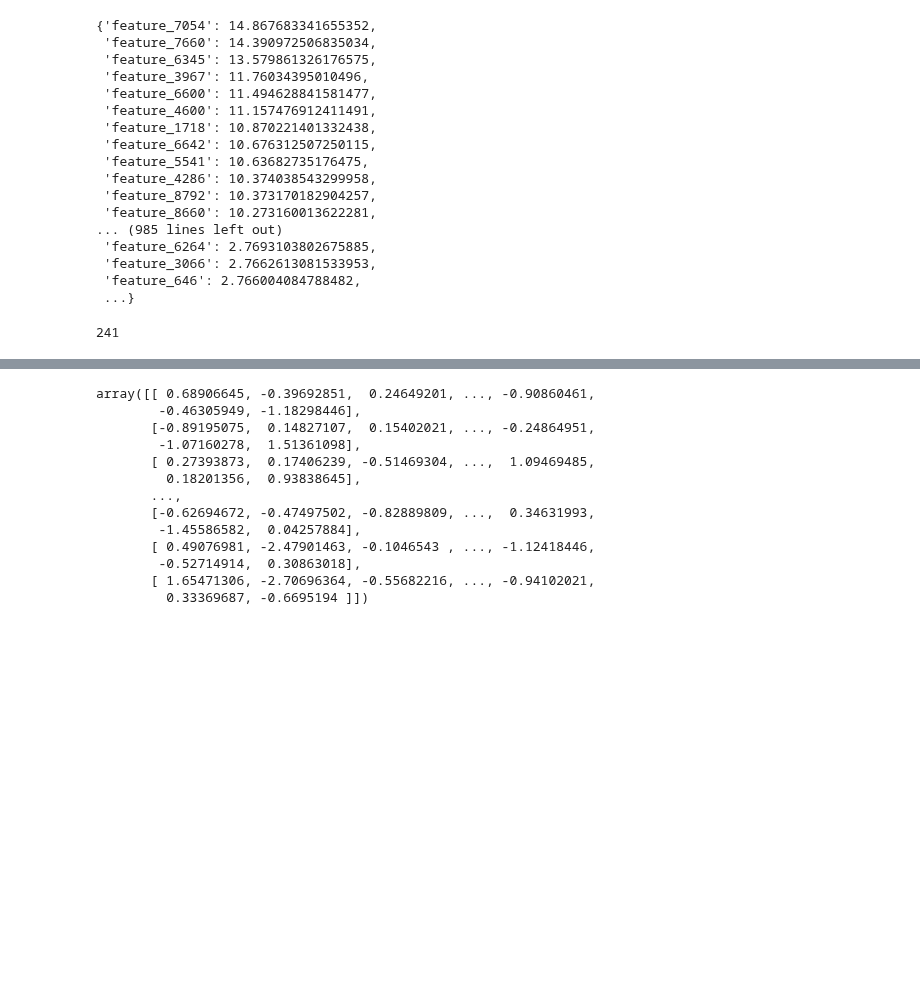
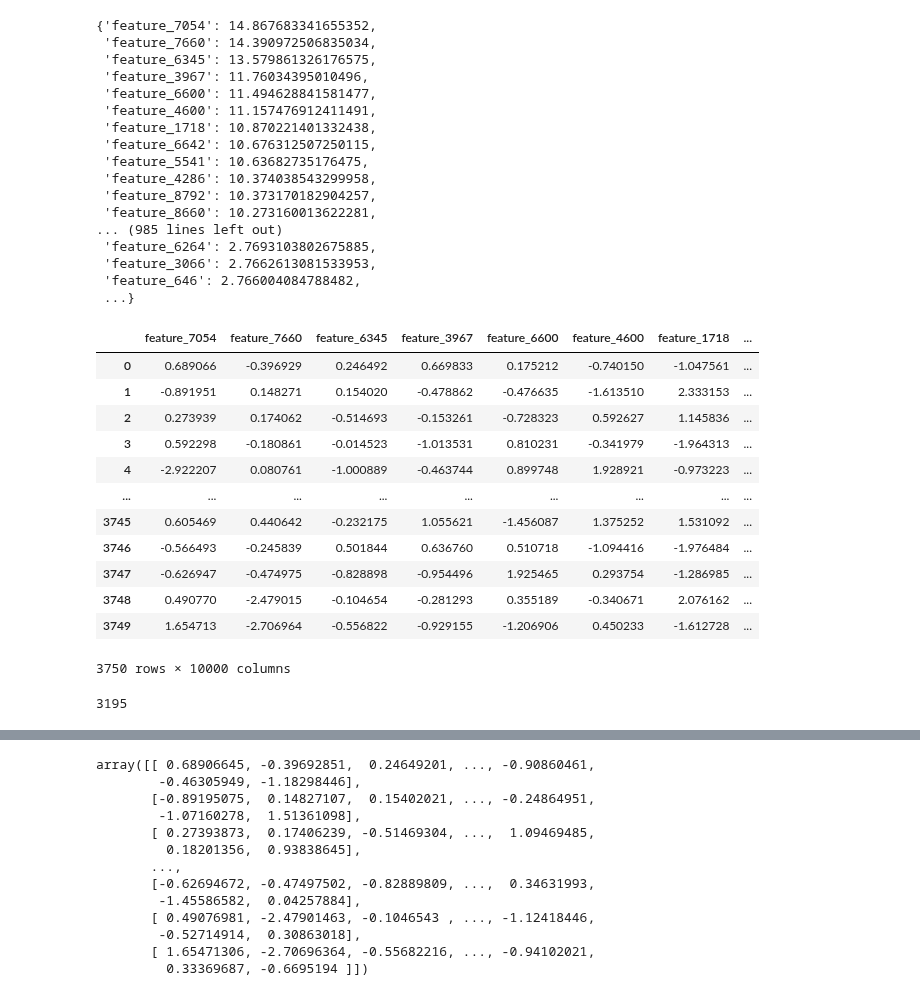
Before and after one commit to MLBartkowiakChojnacki/ML_PROJECT_2022, a Jupyter notebook: notebooks/ML_PROJECT_2022.ipynb, the cells around one changed output, grey strips where cells are left out. Saved outputs shown, nothing was run; the diff lists cells and outputs as text; code cells hidden in the pictures; blank space fills up the shorter version.

```diff
--- a/notebooks/ML_PROJECT_2022.ipynb
+++ b/notebooks/ML_PROJECT_2022.ipynb
@@ -349,8 +322,28 @@ scores
  'feature_3066': 2.7662613081533953,
  'feature_646': 2.766004084788482,
  ...}
+# %%
+cols_to_sort_df = list(scores.keys())
+# %%
+X = pd.DataFrame(X, columns = features)
+X = X[cols_to_sort_df]
+X
+# %% [output]
+|  | feature_7054 | feature_7660 | feature_6345 | feature_3967 | feature_6600 | feature_4600 | feature_1718 | ... |
+| 0 | 0.689066 | -0.396929 | 0.246492 | 0.669833 | 0.175212 | -0.740150 | -1.047561 | ... |
+| 1 | -0.891951 | 0.148271 | 0.154020 | -0.478862 | -0.476635 | -1.613510 | 2.333153 | ... |
+| 2 | 0.273939 | 0.174062 | -0.514693 | -0.153261 | -0.728323 | 0.592627 | 1.145836 | ... |
+| 3 | 0.592298 | -0.180861 | -0.014523 | -1.013531 | 0.810231 | -0.341979 | -1.964313 | ... |
+| 4 | -2.922207 | 0.080761 | -1.000889 | -0.463744 | 0.899748 | 1.928921 | -0.973223 | ... |
+| ... | ... | ... | ... | ... | ... | ... | ... | ... |
+| 3745 | 0.605469 | 0.440642 | -0.232175 | 1.055621 | -1.456087 | 1.375252 | 1.531092 | ... |
+| 3746 | -0.566493 | -0.245839 | 0.501844 | 0.636760 | 0.510718 | -1.094416 | -1.976484 | ... |
+| 3747 | -0.626947 | -0.474975 | -0.828898 | -0.954496 | 1.925465 | 0.293754 | -1.286985 | ... |
+| 3748 | 0.490770 | -2.479015 | -0.104654 | -0.281293 | 0.355189 | -0.340671 | 2.076162 | ... |
+| 3749 | 1.654713 | -2.706964 | -0.556822 | -0.929155 | -1.206906 | 0.450233 | -1.612728 | ... |
+3750 rows × 10000 columns
 # %%
-scores_filtered = {k: v for k, v in scores.items() if v > 5}
+scores_filtered = {k: v for k, v in scores.items() if v > 1}
 len (scores_filtered)
 # %% [output]
-241
+3195
```
Also changed, not shown: parts of 11 cells of this notebook.
